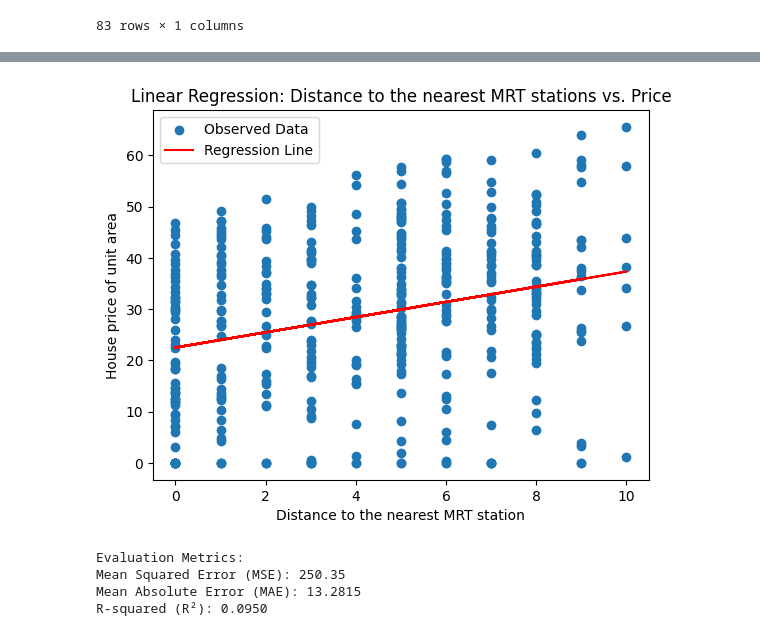
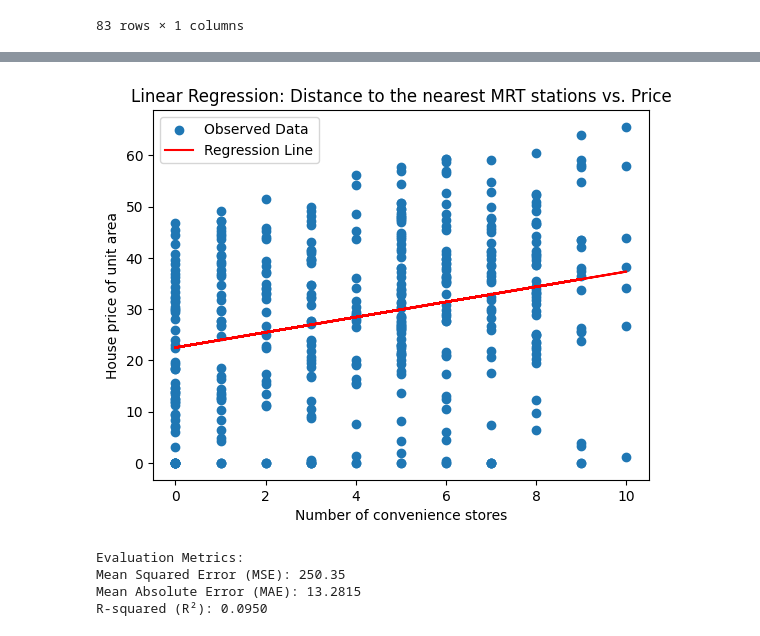
Before and after one commit to rakshume/Machine-Learning, a Jupyter notebook: Linear Regression/real_estate.ipynb, the cells around one changed output, grey strips where cells are left out. Saved outputs shown, nothing was run; the diff lists cells and outputs as text; code cells hidden in the pictures.

```diff
--- a/Linear Regression/real_estate.ipynb
+++ b/Linear Regression/real_estate.ipynb
@@ -222,22 +222,22 @@ array([[32.89650183],
 # %%
 # Scatter plot of the data points
 plt.scatter(df['Number of convenience stores'], df['House price of unit area'], label='Observed Data')
 
 # Plot the regression line
-plt.plot(X_test['Number of convenience stores'], y_pred, color='red', label='Regression Line')
+plt.plot(X_test, y_pred, color='red', label='Regression Line')
 
 # Set labels and title
-plt.xlabel('Distance to the nearest MRT station')
+plt.xlabel('Number of convenience stores')
 plt.ylabel('House price of unit area')
 plt.title('Linear Regression: Distance to the nearest MRT stations vs. Price')
 
 # Display legend
 plt.legend()
 
 # Show the plot
 plt.show()
 # %% [output]
-[figure, old version]
+[figure, new version]
 # %%
 # Evaluate the model
 mse = mean_squared_error(y_test, y_pred) # Cost function
```
Also changed, not shown: parts of 3 cells of this notebook, 3 other files.
